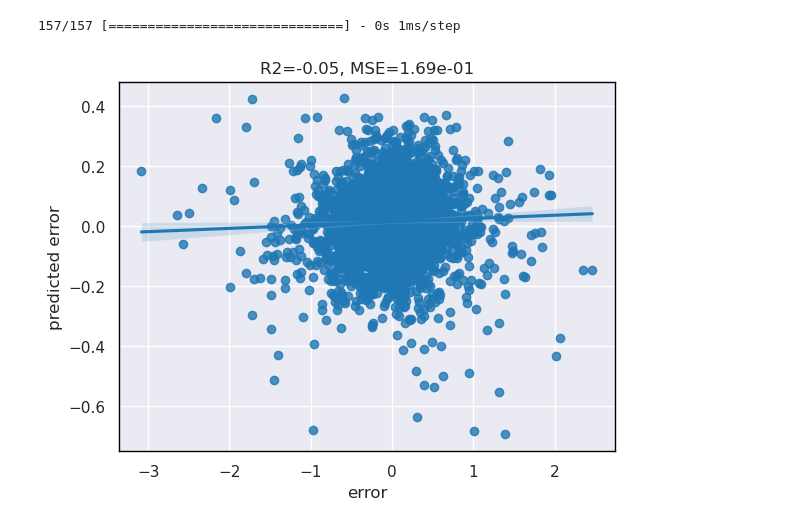
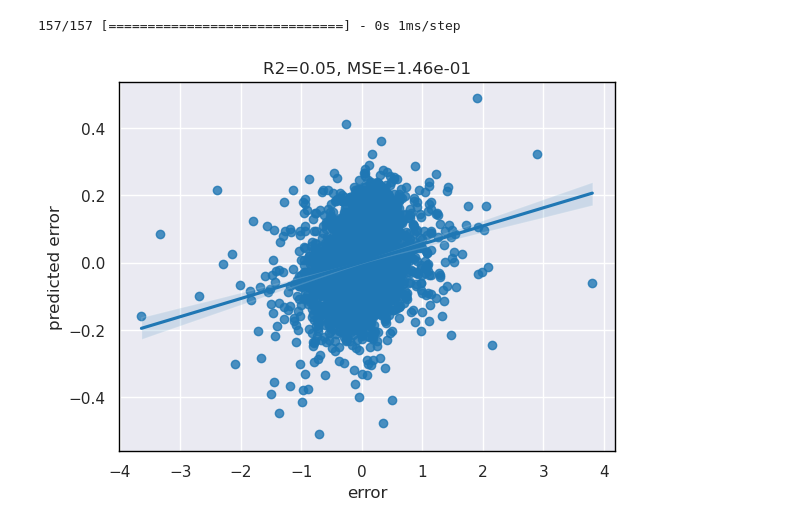
Before and after one commit to marcbocquet/2022-mooc-ecmwf-bocquet-brajard, a Jupyter notebook: mooc_ecmwf_bocquet_brajard_.part2.ipynb, the cells around one changed output. Saved outputs shown, nothing was run; the diff lists cells and outputs as text; code cells hidden in the pictures.

```diff
--- a/mooc_ecmwf_bocquet_brajard_.part2.ipynb
+++ b/mooc_ecmwf_bocquet_brajard_.part2.ipynb
@@ -234,10 +238,10 @@ ypredict = scaler_y.inverse_transform(model.predict(scaler_x.transform(X)).squee
 # %% [output]
 157/157 [==============================] - 0s 1ms/step
 # %%
-ax = scatter_plot (err[1:,20], ypredict[:-1,20])
-ax.set_xlabel('error')
+ax = scatter_plot (err[:,20], ypredict[:,20])
+ax.set_xlabel('target error')
 ax.set_ylabel('predicted error');
 
 #plt.savefig('Figures/scatter_analysis')
 # %% [output]
-[figure, old version]
+[figure, new version]
```
Also changed, not shown: parts of 11 cells of this notebook, 1 other file.
